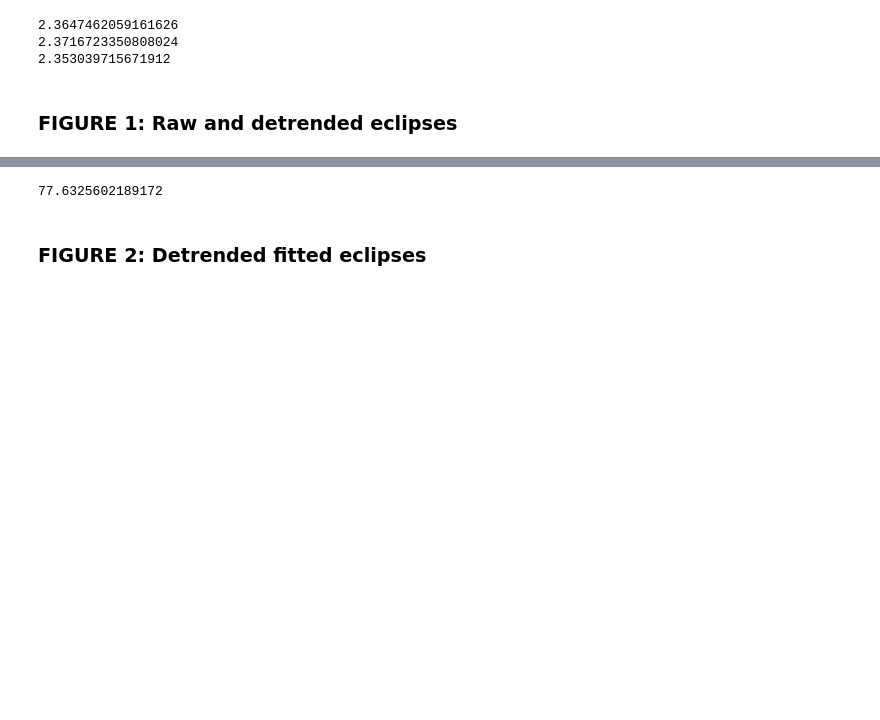
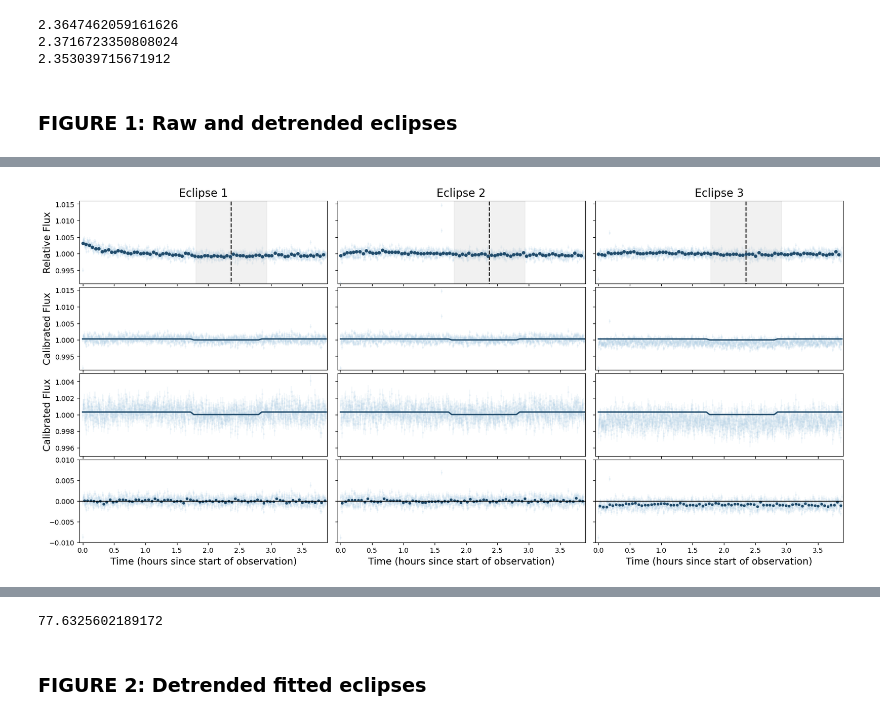
Before and after one commit to arocho11/MIRI_Eclipse_Photometry_Analysis, a Jupyter notebook: MakePlots/make_figs_paper.ipynb, the cells around one changed output, grey strips where cells are left out. Saved outputs shown, nothing was run; the diff lists cells and outputs as text; code cells hidden in the pictures; blank space fills up the shorter version.

```diff
--- a/MakePlots/make_figs_paper.ipynb
+++ b/MakePlots/make_figs_paper.ipynb
@@ -598 +676,79 @@ plt.show()
+# %%
+fig, ax = plt.subplots(4, 3, figsize=(20, 9),sharex=True)
+
+for i, e in enumerate(eclipses):
+    ax[0,i].errorbar(time_arr[e], aplev_norm[e], yerr=aperr_norm[e], fmt='o', label='Raw flux', alpha=0.15, color='#B1D0E7', markersize = 2, zorder=0)
+    # error bar marker size
+    ax[0,i].vlines(ecl[e], 0.99, 1.02, color='black', linestyle='--', label='Expected time of mid-eclipse $(t_s)$', zorder=3)
+    ax[0,i].axvspan(ecl[e]-e_dur/2, ecl[e]+e_dur/2, color='lightgrey', alpha=0.3, label = 'Eclipse duration', zorder=1)
+    ax[0,i].errorbar((bins_time[e]-bins_time[e][0]), bins_aplev[e], yerr=bins_aplev_err[e], fmt='o', color='#214C6C',markersize = 4, label='3 minute binned flux', zorder=5)
+
+    ax[1,i].errorbar(time_arr[e], aplev_norm[e]/detec[e], yerr=aperr_norm[e], fmt='o', label='Raw flux', alpha=0.15, color='#B1D0E7', markersize = 2, zorder=2)
+    ax[1,i].plot(time_arr[e], astro[e], '-', color='#214C6C', zorder=10, linewidth=2)
+    ax[2,i].errorbar(time_arr[e], aplev_norm[e]/detec[e], yerr=aperr_norm[e], fmt='o', label='Raw flux', alpha=0.15, color='#B1D0E7', markersize = 2, zorder=2)
+    ax[2,i].plot(time_arr[e], astro[e], '-', color='#214C6C', zorder=10, linewidth=2)
+    ax[3,i].errorbar(time_arr[e], residuals[e], yerr=aperr_norm[e]/detec[e], fmt='o', label='Residuals', alpha=0.15, color='#B1D0E7', markersize = 2, zorder=2)
+    ax[3,i].plot(bins_time[e], bins_residuals[e], 'o', color='#214C6C', markersize=3, label='Binned residuals', zorder=5)
+    ax[3,i].axhline(0, color='black', linestyle='-', linewidth=1, zorder=10)
+
+# ax[1,0].plot(time_arr[e], aplev_norm[e], 'o', color='r', markersize=2)
+# ax[1,0].plot(time_arr[e], aplev_norm[e]/detec[model], 'o', color='k', markersize=2)
+#     #ax[i].errorbar(bins_time[e], bins_aplev[e], yerr=binErr_aplev[e], label='Binned data', color='black', linestyle='none', alpha=0.5, marker='o', zorder=1)
+
+ax[0,0].set_ylabel('Relative Flux', fontsize=14)
+ax[1,0].set_ylabel('Calibrated Flux', fontsize=14)
+ax[2,0].set_ylabel('Calibrated Flux', fontsize=14)
+
+# make labelfont size bigger
+
+#ax[0,1].legend()
+#ax[0,0].tick_params(labelbottom=False)
+#ax[0,1].tick_params(labelbottom=False)
+
+ax[0,0].set_ylim(0.991, 1.016)
+ax[0,1].set_ylim(0.991, 1.016)
+ax[0,2].set_ylim(0.991, 1.016)
+
+ax[1,0].set_ylim(0.991, 1.016)
+ax[1,1].set_ylim(0.991, 1.016)
+ax[1,2].set_ylim(0.991, 1.016)
+
+ax[2,0].set_ylim(0.995, 1.005)
+ax[2,1].set_ylim(0.995, 1.005)
+ax[2,2].set_ylim(0.995, 1.005)
+
+ax[3,0].set_ylim(-0.01, 0.01)
+ax[3,1].set_ylim(-0.01, 0.01)
+ax[3,2].set_ylim(-0.01, 0.01)
+
+
+#hide y-ticks
+ax[0,1].yaxis.set_ticklabels([])
+ax[0,2].yaxis.set_ticklabels([])
+ax[1,1].yaxis.set_ticklabels([])
+ax[1,2].yaxis.set_ticklabels([])
+ax[2,1].yaxis.set_ticklabels([])
+ax[2,2].yaxis.set_ticklabels([])
+ax[3,1].yaxis.set_ticklabels([])
+ax[3,2].yaxis.set_ticklabels([])
+
+
+ax[3,0].set_xlabel('Time (hours since start of observation)', fontsize=14)
+ax[3,1].set_xlabel('Time (hours since start of observation)', fontsize=14)
+ax[3,2].set_xlabel('Time (hours since start of observation)', fontsize=14)
+
+ax[0,0].set_title('Eclipse 1', fontsize=16)
+ax[0,1].set_title('Eclipse 2', fontsize=16)
+ax[0,2].set_title('Eclipse 3', fontsize=16)
+
+ax[0,2].set_xlim(-0.05, 3.9)
+
+plt.subplots_adjust(hspace=0.04)
+plt.subplots_adjust(wspace=0.04)
+
+
+plt.savefig('../paper-figures/fig1_raw_eclipses-final.png')
+plt.show()
+# %% [output]
+[figure, added]
 # %%
```
Also changed, not shown: parts of 7 cells of this notebook, 9 other files.
